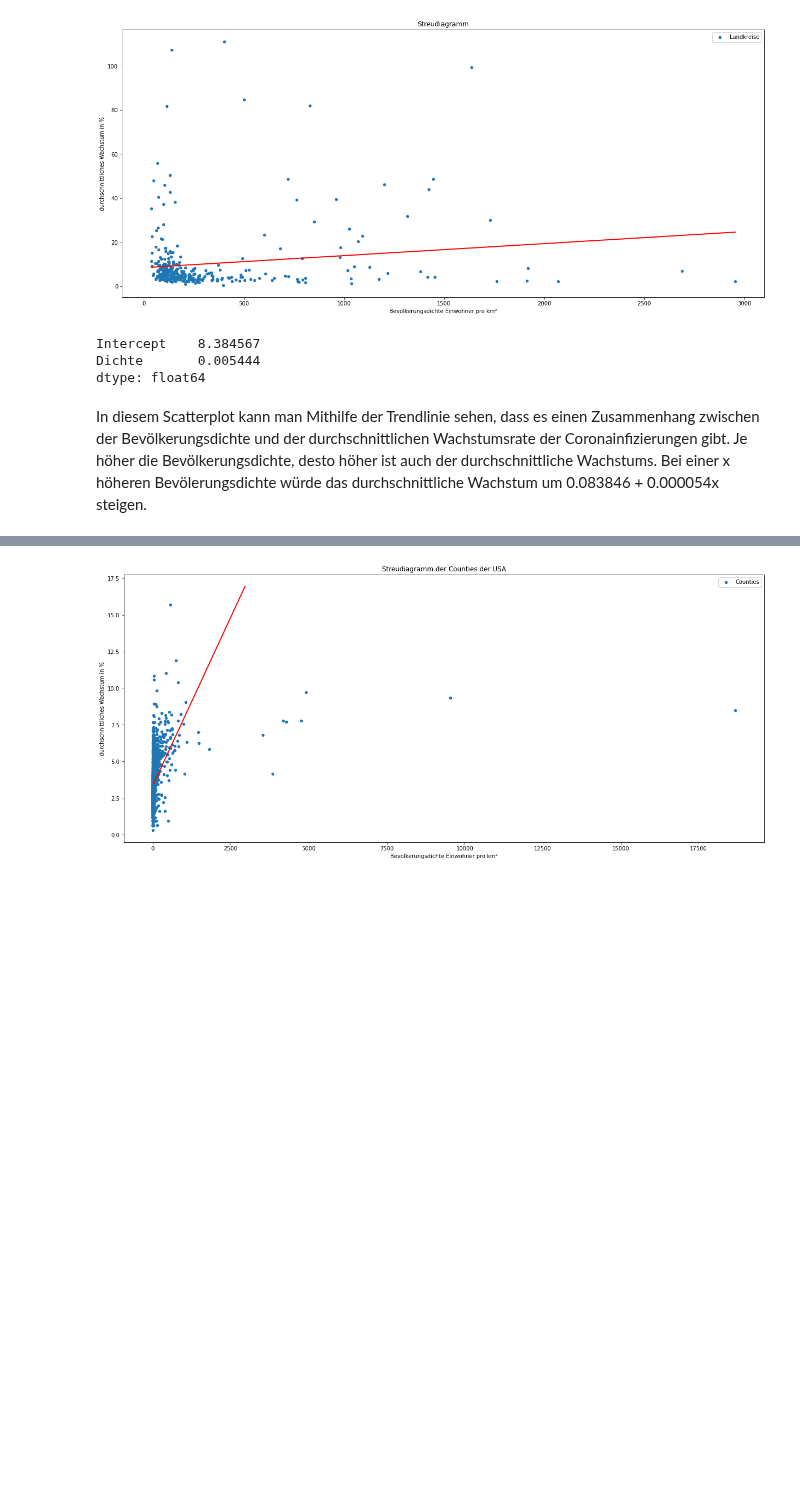
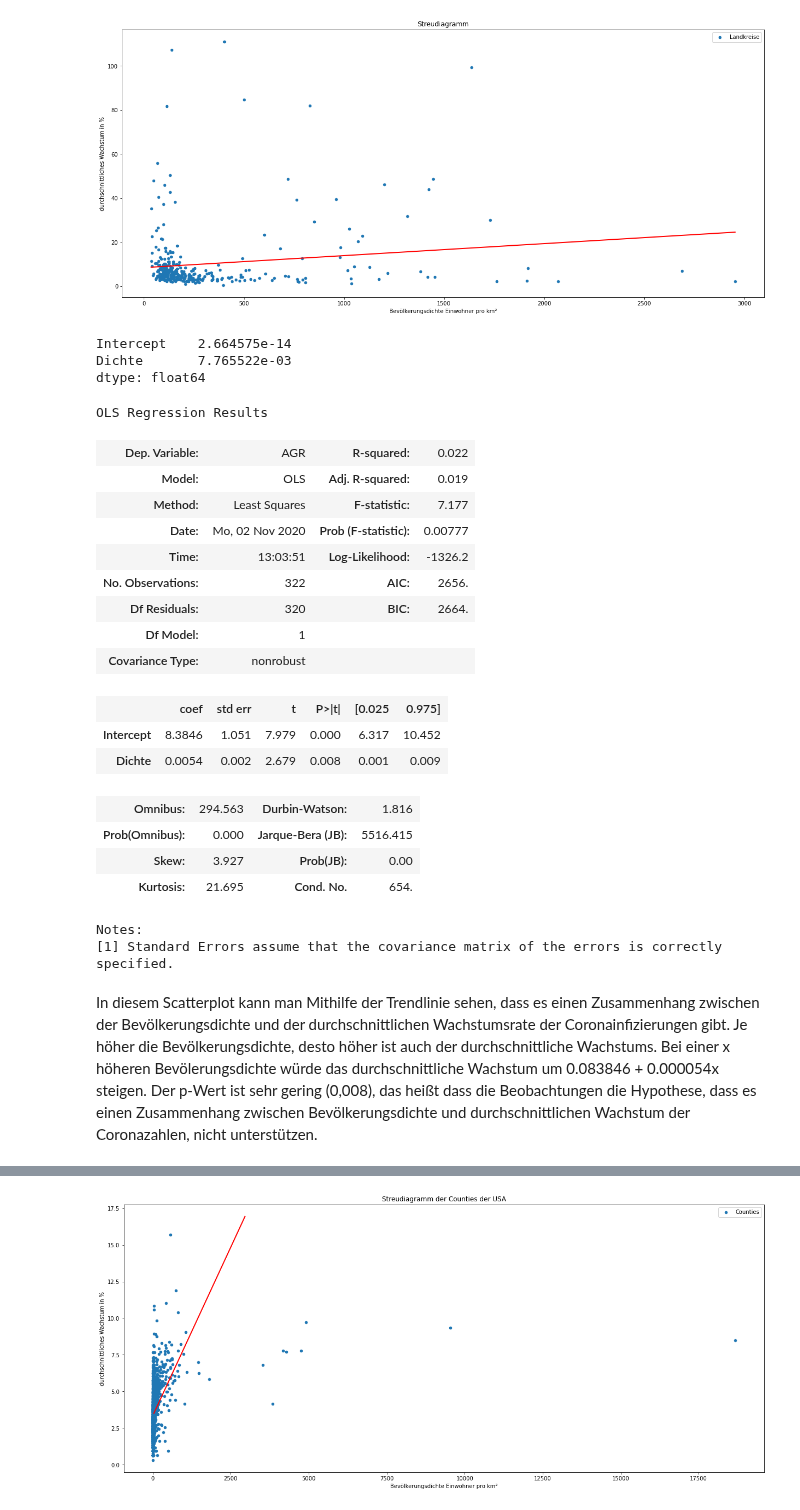
Before and after one commit to Jubo30/Data-Science-Project, a Jupyter notebook: Data_Science_Analyse.ipynb, the cells around one changed output, grey strips where cells are left out. Drawn from its saved outputs; the diff is of its cells as text; code cells hidden in the pictures; blank space fills up the shorter version.

```diff
--- a/Data_Science_Analyse.ipynb
+++ b/Data_Science_Analyse.ipynb
@@ -201,11 +197,31 @@ ax.set_ylabel('durchschnittliches Wachstum in %')
 _=ax.set_xlabel('Bevölkerungsdichte Einwohner pro km²')
 # %% [output]
 [figure]
-# %%
-lm.params
-# %% [output]
-Intercept    8.384567
-Dichte       0.005444
-dtype: float64
+# %%
+print(lm.pvalues)
+lm.summary()
+# %% [output]
+Intercept    2.664575e-14
+Dichte       7.765522e-03
+dtype: float64
+OLS Regression Results
+| Dep. Variable: | AGR | R-squared: | 0.022 |
+| Model: | OLS | Adj. R-squared: | 0.019 |
+| Method: | Least Squares | F-statistic: | 7.177 |
+| Date: | Mo, 02 Nov 2020 | Prob (F-statistic): | 0.00777 |
+| Time: | 13:03:51 | Log-Likelihood: | -1326.2 |
+| No. Observations: | 322 | AIC: | 2656. |
+| Df Residuals: | 320 | BIC: | 2664. |
+| Df Model: | 1 |  |  |
+| Covariance Type: | nonrobust |  |  |
+|  | coef | std err | t | P>|t| | [0.025 | 0.975] |
+| Intercept | 8.3846 | 1.051 | 7.979 | 0.000 | 6.317 | 10.452 |
+| Dichte | 0.0054 | 0.002 | 2.679 | 0.008 | 0.001 | 0.009 |
+| Omnibus: | 294.563 | Durbin-Watson: | 1.816 |
+| Prob(Omnibus): | 0.000 | Jarque-Bera (JB): | 5516.415 |
+| Skew: | 3.927 | Prob(JB): | 0.00 |
+| Kurtosis: | 21.695 | Cond. No. | 654. |
+Notes:
+[1] Standard Errors assume that the covariance matrix of the errors is correctly specified.
 # %% [markdown]
-In diesem Scatterplot kann man Mithilfe der Trendlinie sehen, dass es einen Zusammenhang zwischen der Bevölkerungsdichte und der durchschnittlichen Wachstumsrate der Coronainfizierungen gibt. Je höher die Bevölkerungsdichte, desto höher ist auch der durchschnittliche Wachstums. Bei einer x höheren Bevölerungsdichte würde das durchschnittliche Wachstum um 0.083846 + 0.000054x steigen.
+In diesem Scatterplot kann man Mithilfe der Trendlinie sehen, dass es einen Zusammenhang zwischen der Bevölkerungsdichte und der durchschnittlichen Wachstumsrate der Coronainfizierungen gibt. Je höher die Bevölkerungsdichte, desto höher ist auch der durchschnittliche Wachstums. Bei einer x höheren Bevölerungsdichte würde das durchschnittliche Wachstum um 0.083846 + 0.000054x steigen. Der p-Wert ist sehr gering (0,008), das heißt dass die Beobachtungen die Hypothese, dass es einen Zusammenhang zwischen Bevölkerungsdichte und durchschnittlichen Wachstum der Coronazahlen, nicht unterstützen.
```
Also changed, not shown: parts of 9 cells of this notebook.
